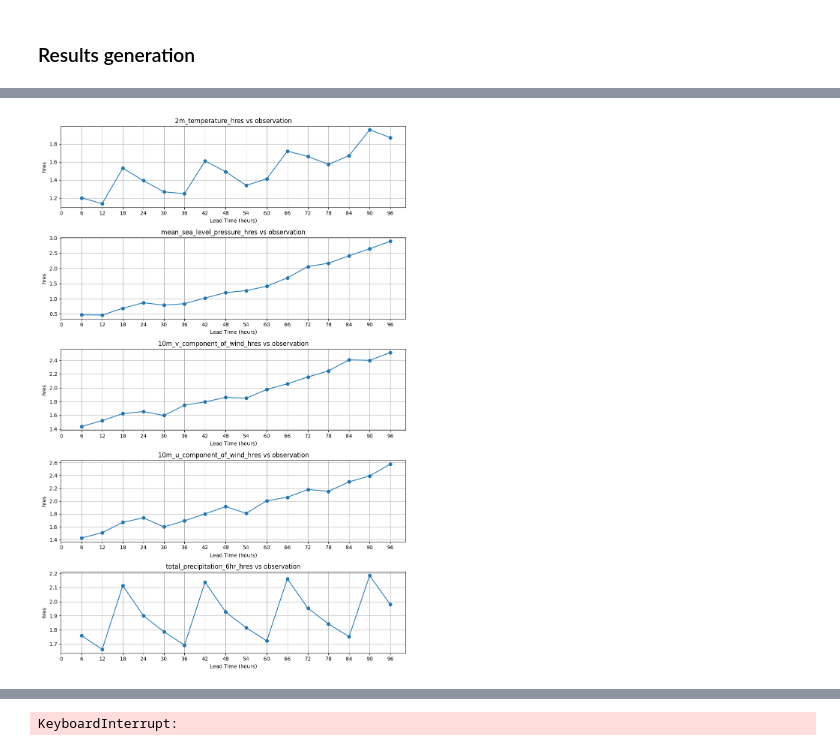
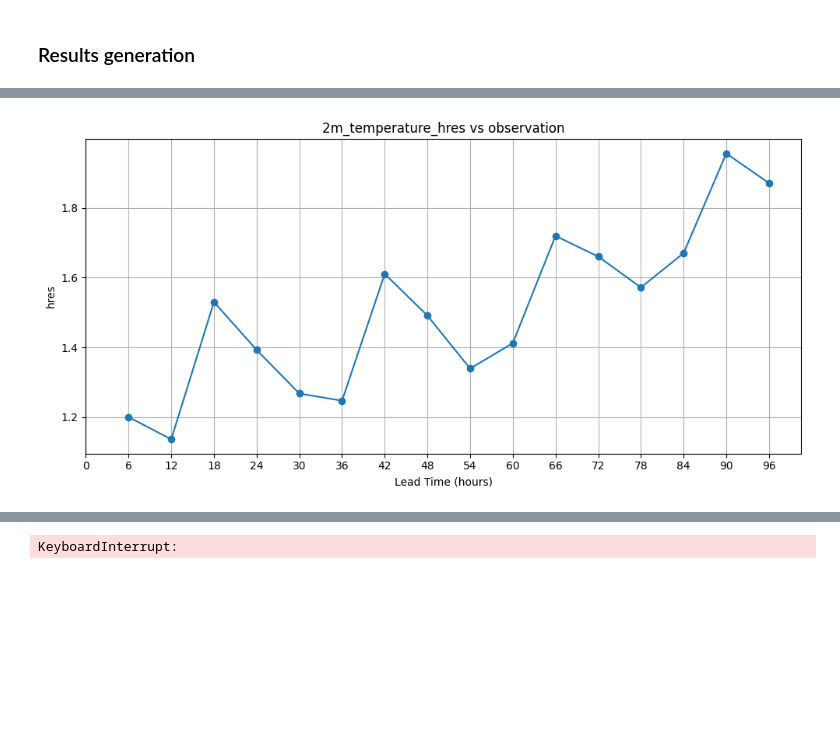
Before and after one commit to koenlode/Thesis, a Jupyter notebook: master_notebook.ipynb, the cells around one changed output, grey strips where cells are left out. Drawn from its saved outputs; the diff is of its cells as text; code cells hidden in the pictures; blank space fills up the shorter version.

```diff
--- a/master_notebook.ipynb
+++ b/master_notebook.ipynb
@@ -1019,7 +967,12 @@ Attributes: (0)
 # %%
 analysis_chunked = analysis.chunk(dict(time=-1, station=-1))
-rmse_dataset = calculate_statistic(analysis_chunked, 'rmse', 'hres')
-mae_dataset = calculate_statistic(analysis_chunked, 'mae')
 
+date_range = [('2022-01-12', '2022-06-30')]
+rmse_dataset = calculate_statistic(
+    analysis_chunked,
+    'rmse',
+    'hres',
+    by_station=True,
+)
 rmse_dataset
 # %% [output]
@@ -1080,4 +1031,4 @@ Data variables:
 # %%
-plot_statistic_results(rmse_dataset)
+plot_statistic_results(rmse_dataset, variables_to_plot=['2m_temperature_hres'])
 # %% [output]
-[figure, old version]
+[figure, new version]
```
Also changed, not shown: parts of 9 cells of this notebook, 1 other file.
